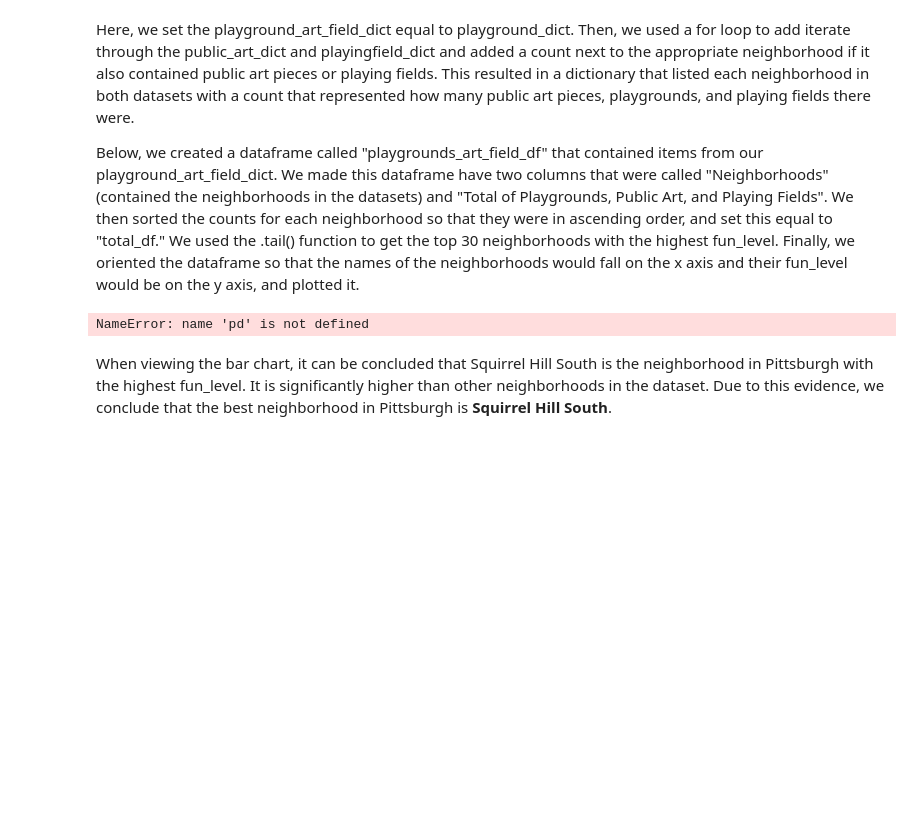
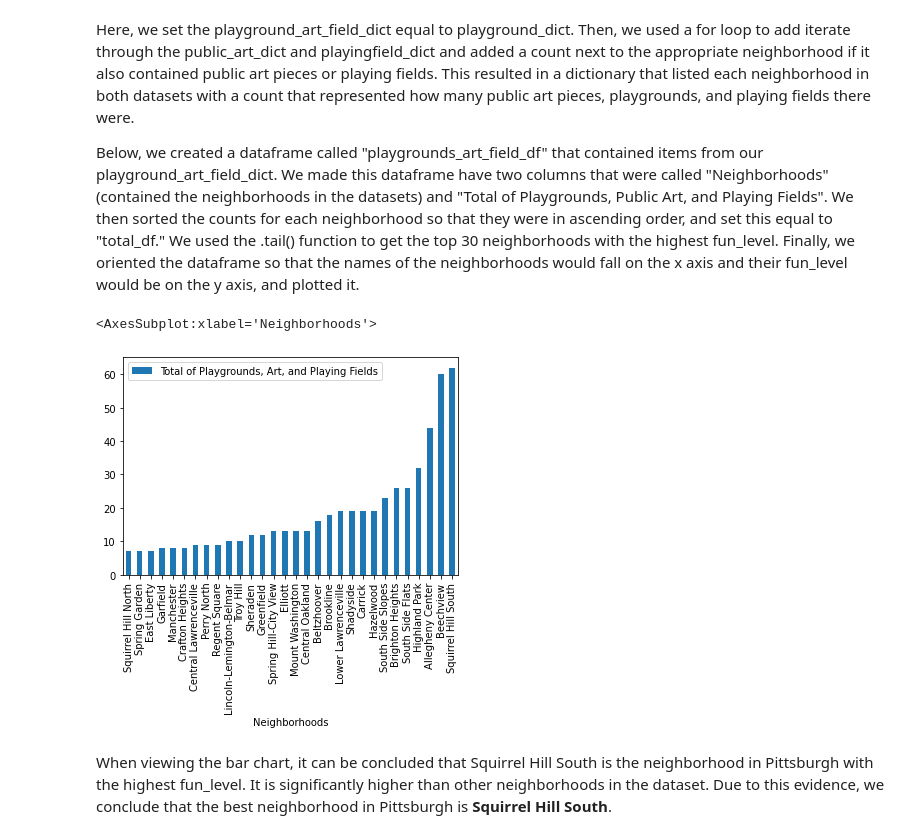
Before and after one commit to chloedahan/CMPINF0010-Lab-Final-Project, a Jupyter notebook: Best_Neighborhood_Full.ipynb, the cells around one changed output. Cells and saved outputs as stored; diff of their text form; code cells hidden in the pictures; blank space fills up the shorter version.

```diff
--- a/Best_Neighborhood_Full.ipynb
+++ b/Best_Neighborhood_Full.ipynb
@@ -68,5 +92,5 @@ Then, we created another dictionary titled "playground_art_field_dict". As the n
 # %%
 playground_art_field_dict=playground_dict
 for key in playground_dict:
-    if key in public_art_dict:
-        playground_art_field_dict[key]=playground_dict[key]+public_art_dict[key]+playingfield_dict[key]
+    if key in public_art_dict and key in playingfield_dict:
+            playground_art_field_dict[key]=playground_dict[key]+public_art_dict[key]+playingfield_dict[key]
@@ -77,16 +99,17 @@ Here, we set the playground_art_field_dict equal to playground_dict. Then, we us
 
 Below, we created a dataframe called "playgrounds_art_field_df" that contained items from our playground_art_field_dict. We made this dataframe have two columns that were called "Neighborhoods" (contained the neighborhoods in the datasets) and "Total of Playgrounds, Public Art, and Playing Fields". We then sorted the counts for each neighborhood so that they were in ascending order, and set this equal to "total_df." We used the .tail() function to get the top 30 neighborhoods with the highest fun_level. Finally, we oriented the dataframe so that the names of the neighborhoods would fall on the x axis and their fun_level would be on the y axis, and plotted it.
 # %%
-playgrounds_art_df= pd.DataFrame(list(playground_art_dict.items()),columns=['Neighborhoods','Total of Playgrounds, Art, and Playing Fields'])
+playgrounds_art_df= pd.DataFrame(list(playground_art_field_dict.items()),columns=['Neighborhoods','Total of Playgrounds, Art, and Playing Fields'])
 
 total_df=playgrounds_art_df.sort_values('Total of Playgrounds, Art, and Playing Fields')
 
 
 total_df=total_df.tail(30)
 
 
 total_df.plot.bar(x='Neighborhoods',y='Total of Playgrounds, Art, and Playing Fields')
 # %% [output]
-NameError: name 'pd' is not defined
+<AxesSubplot:xlabel='Neighborhoods'>
+[figure, added]
 # %% [markdown]
 When viewing the bar chart, it can be concluded that Squirrel Hill South is the neighborhood in Pittsburgh with the highest fun_level. It is significantly higher than other neighborhoods in the dataset. Due to this evidence, we conclude that the best neighborhood in Pittsburgh is **Squirrel Hill South**.
```
Also changed, not shown: parts of 7 cells of this notebook.
